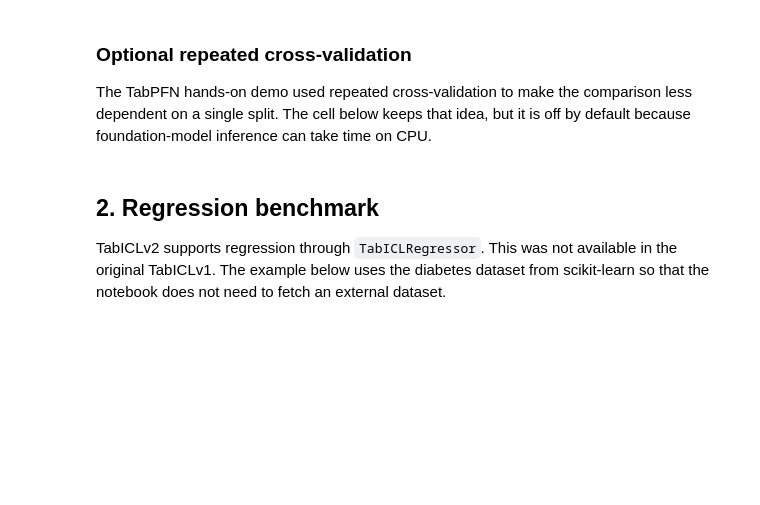
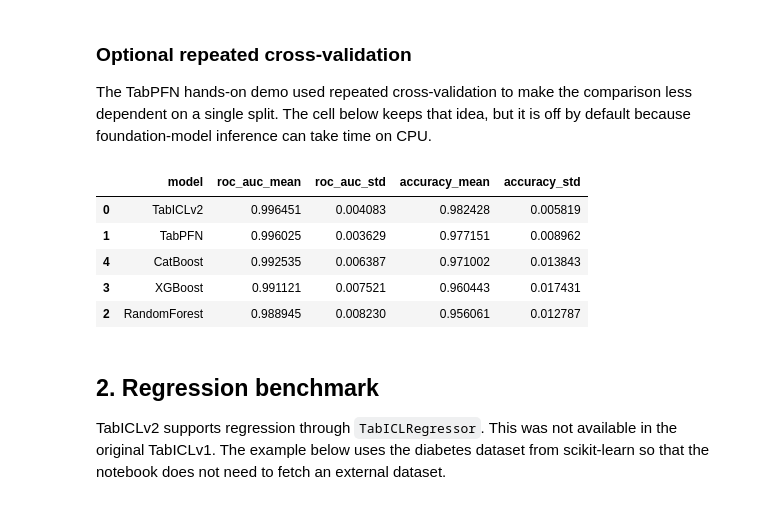
Before and after one commit to msaharan/dsaiengineering, a Jupyter notebook: blog/20260430-understanding-tfm-tabiclv2-hands-on-demo.assets/tabiclv2-hands-on-demo-msaharan-20260430.ipynb, the cells around one changed output. Saved outputs shown, nothing was run; the diff lists cells and outputs as text; code cells hidden in the pictures; blank space fills up the shorter version.

```diff
--- a/blog/20260430-understanding-tfm-tabiclv2-hands-on-demo.assets/tabiclv2-hands-on-demo-msaharan-20260430.ipynb
+++ b/blog/20260430-understanding-tfm-tabiclv2-hands-on-demo.assets/tabiclv2-hands-on-demo-msaharan-20260430.ipynb
@@ -377,13 +443,13 @@ def make_classifiers():
     return {
         "TabICLv2": TabICLClassifier(
             n_estimators=N_TFM_ESTIMATORS,
-            device=TABICL_DEVICE,
+            device=DEVICE,
             random_state=SEED,
-            batch_size=1 if TABICL_DEVICE == "cpu" else 4,
+            batch_size=1 if DEVICE == "cpu" else 4,
         ),
         "TabPFN": TabPFNClassifier(
             n_estimators=N_TFM_ESTIMATORS,
-            device=TABPFN_DEVICE,
+            device=DEVICE,
             random_state=SEED,
         ),
         "RandomForest": RandomForestClassifier(
@@ -418,13 +484,13 @@ def make_regressors():
     return {
         "TabICLv2": TabICLRegressor(
             n_estimators=N_TFM_ESTIMATORS,
-            device=TABICL_DEVICE,
+            device=DEVICE,
             random_state=SEED,
-            batch_size=1 if TABICL_DEVICE == "cpu" else 4,
+            batch_size=1 if DEVICE == "cpu" else 4,
         ),
         "TabPFN": TabPFNRegressor(
             n_estimators=N_TFM_ESTIMATORS,
-            device=TABPFN_DEVICE,
+            device=DEVICE,
             random_state=SEED,
         ),
         "RandomForest": RandomForestRegressor(
@@ -528,35 +620,42 @@ plt.show()
 
 The TabPFN hands-on demo used repeated cross-validation to make the comparison less dependent on a single split. The cell below keeps that idea, but it is off by default because foundation-model inference can take time on CPU.
 # %%
-RUN_CV_BENCHMARK = False
+RUN_CV_BENCHMARK = True
 
 if RUN_CV_BENCHMARK:
     cv = RepeatedStratifiedKFold(n_splits=3, n_repeats=2, random_state=SEED)
     rows = []
     for name, estimator in make_classifiers().items():
         scores = cross_validate(
             estimator,
             X_cls,
             y_cls,
             cv=cv,
             scoring={"roc_auc": "roc_auc", "accuracy": "accuracy"},
             n_jobs=1,
         )
         rows.append(
             {
                 "model": name,
                 "roc_auc_mean": scores["test_roc_auc"].mean(),
                 "roc_auc_std": scores["test_roc_auc"].std(),
                 "accuracy_mean": scores["test_accuracy"].mean(),
                 "accuracy_std": scores["test_accuracy"].std(),
             }
         )
     cv_classification_summary = pd.DataFrame(rows).sort_values("roc_auc_mean", ascending=False)
 else:
     cv_classification_summary = pd.DataFrame()
     print("Repeated CV skipped. Set RUN_CV_BENCHMARK = True to run it.")
 
 cv_classification_summary
+# %% [output]
+|  | model | roc_auc_mean | roc_auc_std | accuracy_mean | accuracy_std |
+| 0 | TabICLv2 | 0.996451 | 0.004083 | 0.982428 | 0.005819 |
+| 1 | TabPFN | 0.996025 | 0.003629 | 0.977151 | 0.008962 |
+| 4 | CatBoost | 0.992535 | 0.006387 | 0.971002 | 0.013843 |
+| 3 | XGBoost | 0.991121 | 0.007521 | 0.960443 | 0.017431 |
+| 2 | RandomForest | 0.988945 | 0.008230 | 0.956061 | 0.012787 |
 # %% [markdown]
 ## 2. Regression benchmark
 
```
Also changed, not shown: parts of 15 cells of this notebook.
